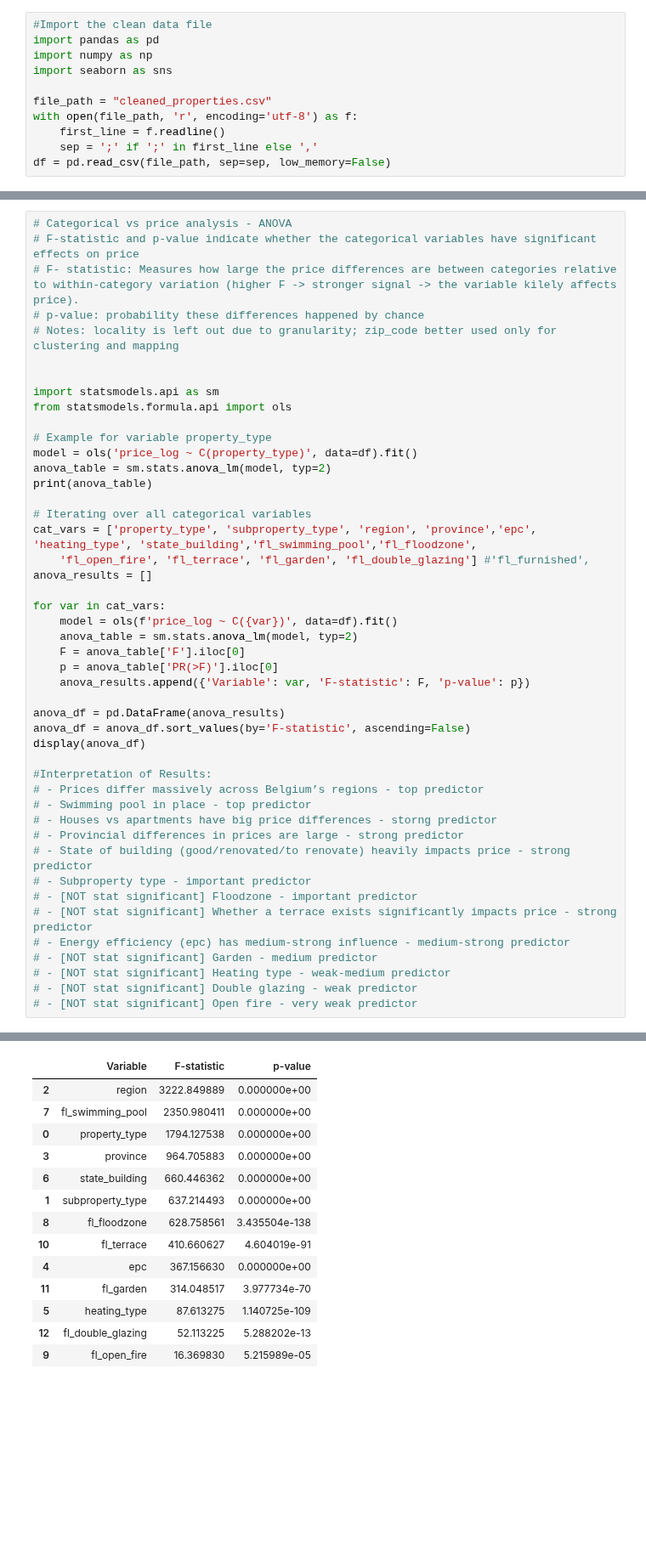
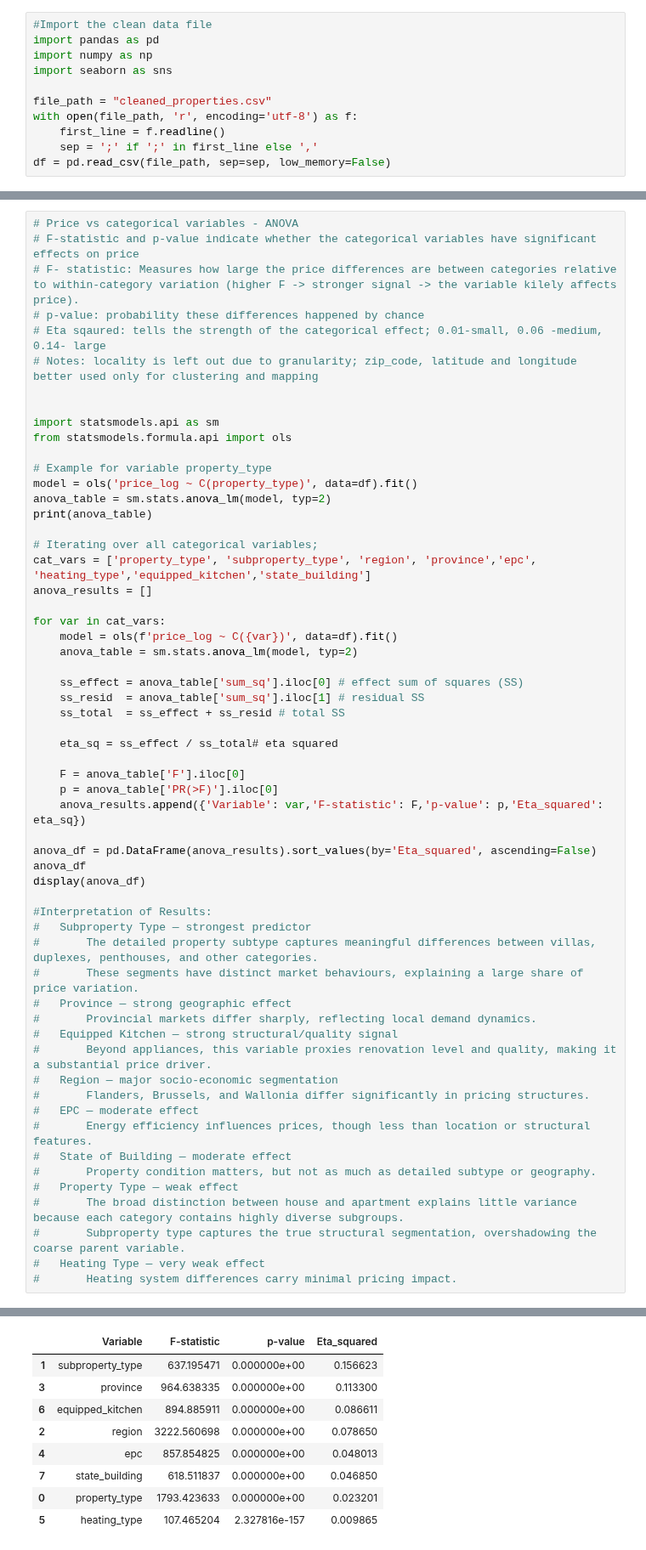
Before and after one commit to Lalovan/Real-estate-price-prediction-Data-analysis, a Jupyter notebook: Anna/04_correlation_analysis.ipynb, the cells around one changed output, grey strips where cells are left out. Shown at 85% size. Drawn from its saved outputs; the diff is of its cells as text; blank space fills up the shorter version.

```diff
--- a/Anna/04_correlation_analysis.ipynb
+++ b/Anna/04_correlation_analysis.ipynb
@@ -154,10 +278,11 @@ fl_garden 2
 fl_double_glazing 2
 # %%
-# Categorical vs price analysis - ANOVA
+# Price vs categorical variables - ANOVA
 # F-statistic and p-value indicate whether the categorical variables have significant effects on price
 # F- statistic: Measures how large the price differences are between categories relative to within-category variation (higher F -> stronger signal -> the variable kilely affects price).
 # p-value: probability these differences happened by chance
-# Notes: locality is left out due to granularity; zip_code better used only for clustering and mapping
+# Eta sqaured: tells the strength of the categorical effect; 0.01-small, 0.06 -medium, 0.14- large
+# Notes: locality is left out due to granularity; zip_code, latitude and longitude better used only for clustering and mapping
 
 
 import statsmodels.api as sm
@@ -168,35 +293,46 @@ model = ols('price_log ~ C(property_type)', data=df).fit()
 anova_table = sm.stats.anova_lm(model, typ=2)
 print(anova_table)
 
-# Iterating over all categorical variables
-cat_vars = ['property_type', 'subproperty_type', 'region', 'province','epc', 'heating_type', 'state_building','fl_swimming_pool','fl_floodzone',
-    'fl_open_fire', 'fl_terrace', 'fl_garden', 'fl_double_glazing'] #'fl_furnished',
+# Iterating over all categorical variables;
+cat_vars = ['property_type', 'subproperty_type', 'region', 'province','epc', 'heating_type','equipped_kitchen','state_building']
 anova_results = []
 
 for var in cat_vars:
     model = ols(f'price_log ~ C({var})', data=df).fit()
     anova_table = sm.stats.anova_lm(model, typ=2)
+
+    ss_effect = anova_table['sum_sq'].iloc[0] # effect sum of squares (SS)
+    ss_resid  = anova_table['sum_sq'].iloc[1] # residual SS
+    ss_total  = ss_effect + ss_resid # total SS
+
+    eta_sq = ss_effect / ss_total# eta squared
+
     F = anova_table['F'].iloc[0]
     p = anova_table['PR(>F)'].iloc[0]
-    anova_results.append({'Variable': var, 'F-statistic': F, 'p-value': p})
+    anova_results.append({'Variable': var,'F-statistic': F,'p-value': p,'Eta_squared': eta_sq})
 
-anova_df = pd.DataFrame(anova_results)
-anova_df = anova_df.sort_values(by='F-statistic', ascending=False)
+anova_df = pd.DataFrame(anova_results).sort_values(by='Eta_squared', ascending=False)
+anova_df
 display(anova_df)
 
 #Interpretation of Results:
-# - Prices differ massively across Belgium’s regions - top predictor
-# - Swimming pool in place - top predictor
-# - Houses vs apartments have big price differences - storng predictor
-# - Provincial differences in prices are large - strong predictor
-# - State of building (good/renovated/to renovate) heavily impacts price - strong predictor
-# - Subproperty type - important predictor
-# - [NOT stat significant] Floodzone - important predictor
-# - [NOT stat significant] Whether a terrace exists significantly impacts price - strong predictor
-# - Energy efficiency (epc) has medium-strong influence - medium-strong predictor
-# - [NOT stat significant] Garden - medium predictor
-# - [NOT stat significant] Heating type - weak-medium predictor
-# - [NOT stat significant] Double glazing - weak predictor
-# - [NOT stat significant] Open fire - very weak predictor
+#   Subproperty Type — strongest predictor
+#       The detailed property subtype captures meaningful differences between villas, duplexes, penthouses, and other categories.
+#       These segments have distinct market behaviours, explaining a large share of price variation.
+#   Province — strong geographic effect
+#       Provincial markets differ sharply, reflecting local demand dynamics.
+#   Equipped Kitchen — strong structural/quality signal
+#       Beyond appliances, this variable proxies renovation level and quality, making it a substantial price driver.
+#   Region — major socio-economic segmentation
+#       Flanders, Brussels, and Wallonia differ significantly in pricing structures.
+#   EPC — moderate effect
+#       Energy efficiency influences prices, though less than location or structural features.
+#   State of Building — moderate effect
+#       Property condition matters, but not as much as detailed subtype or geography.
+#   Property Type — weak effect
+#       The broad distinction between house and apartment explains little variance because each category contains highly diverse subgroups.
+#       Subproperty type captures the true structural segmentation, overshadowing the coarse parent variable.
+#   Heating Type — very weak effect
+#       Heating system differences carry minimal pricing impact.
 # %% [output]
                         sum_sq       df            F  PR(>F)
@@ -205,17 +341,12 @@ Residual          23254.747498  75502.0          NaN     NaN
-|  | Variable | F-statistic | p-value |
-| 2 | region | 3222.849889 | 0.000000e+00 |
-| 7 | fl_swimming_pool | 2350.980411 | 0.000000e+00 |
-| 0 | property_type | 1794.127538 | 0.000000e+00 |
-| 3 | province | 964.705883 | 0.000000e+00 |
-| 6 | state_building | 660.446362 | 0.000000e+00 |
-| 1 | subproperty_type | 637.214493 | 0.000000e+00 |
-| 8 | fl_floodzone | 628.758561 | 3.435504e-138 |
-| 10 | fl_terrace | 410.660627 | 4.604019e-91 |
-| 4 | epc | 367.156630 | 0.000000e+00 |
-| 11 | fl_garden | 314.048517 | 3.977734e-70 |
-| 5 | heating_type | 87.613275 | 1.140725e-109 |
-| 12 | fl_double_glazing | 52.113225 | 5.288202e-13 |
-| 9 | fl_open_fire | 16.369830 | 5.215989e-05 |
+|  | Variable | F-statistic | p-value | Eta_squared |
+| 1 | subproperty_type | 637.195471 | 0.000000e+00 | 0.156623 |
+| 3 | province | 964.638335 | 0.000000e+00 | 0.113300 |
+| 6 | equipped_kitchen | 894.885911 | 0.000000e+00 | 0.086611 |
+| 2 | region | 3222.560698 | 0.000000e+00 | 0.078650 |
+| 4 | epc | 857.854825 | 0.000000e+00 | 0.048013 |
+| 7 | state_building | 618.511837 | 0.000000e+00 | 0.046850 |
+| 0 | property_type | 1793.423633 | 0.000000e+00 | 0.023201 |
+| 5 | heating_type | 107.465204 | 2.327816e-157 | 0.009865 |
 # %%
 # Visualization of the ANOVA results
 
```
Also changed, not shown: parts of 14 cells of this notebook.
